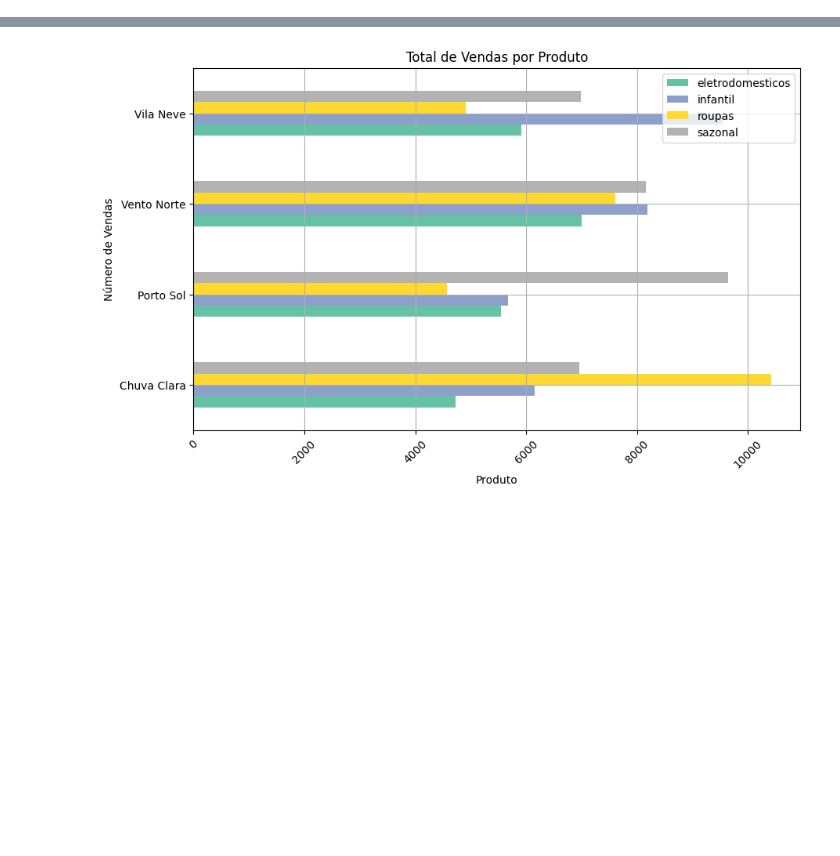
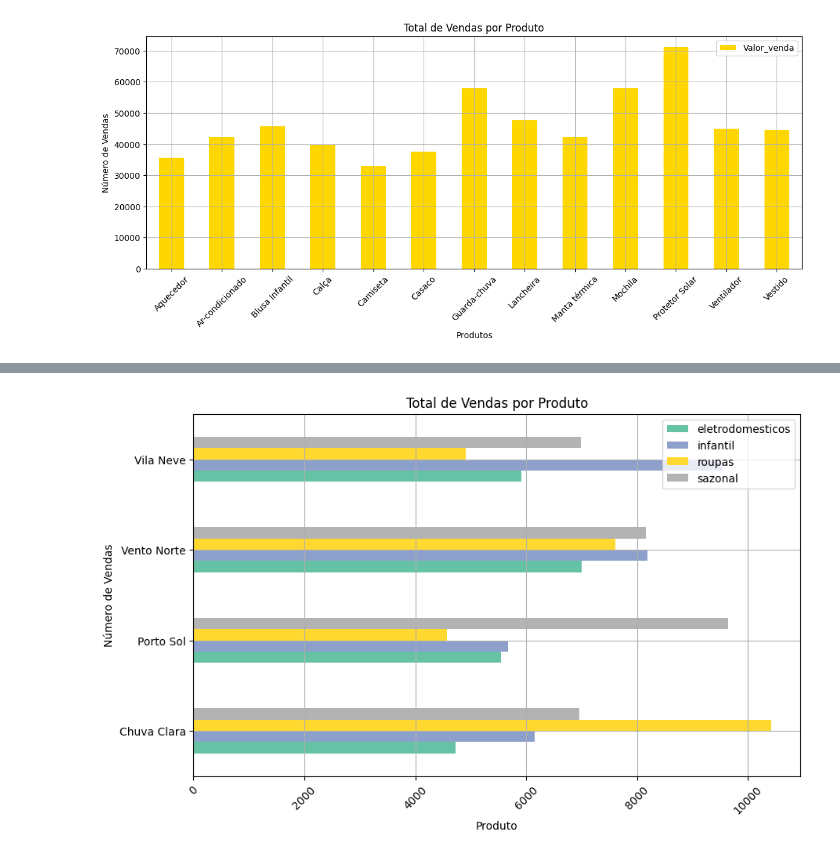
Before and after one commit to MarceloAC04/Dataframe, a Jupyter notebook: exercicios/analise.ipynb, the cells around one changed output, grey strips where cells are left out. Saved outputs shown, nothing was run; the diff lists cells and outputs as text; code cells hidden in the pictures; blank space fills up the shorter version.

```diff
--- a/exercicios/analise.ipynb
+++ b/exercicios/analise.ipynb
@@ -43,20 +110,20 @@ plt.show()
 # %%
-# 3. Agrupar por mês e somar vendas
-plt.figure(figsize=(10,5))
-df['ano_mes'] = df['Data'].dt.to_period('M')
-vendas_por_mes = df.groupby('ano_mes')['Valor_venda'].sum()
-vendas_por_mes.plot(kind='bar', color='red')
+# 4. Produtos mais vendidos (por volume) Objetivo: saber o que mais sai no caixa.
+plt.figure(figsize=(14,5))
+vendas_por_mes = df.groupby('Produto')['Valor_venda'].sum()
+vendas_por_mes.plot(kind='bar', color='gold')
 
-plt.title('Total de Vendas mensais')
-
-plt.xlabel('Data')
+plt.title('Total de Vendas por Produto')
+plt.xlabel('Produtos')
 plt.ylabel('Número de Vendas')
 
 
 plt.grid(True)
 plt.xticks(rotation=45)
 plt.legend()
 
 # Mostrar o gráficos
 plt.show()
+# %% [output]
+[figure, added]
 # %%
```
Also changed, not shown: parts of 6 cells of this notebook, 3 other files.
